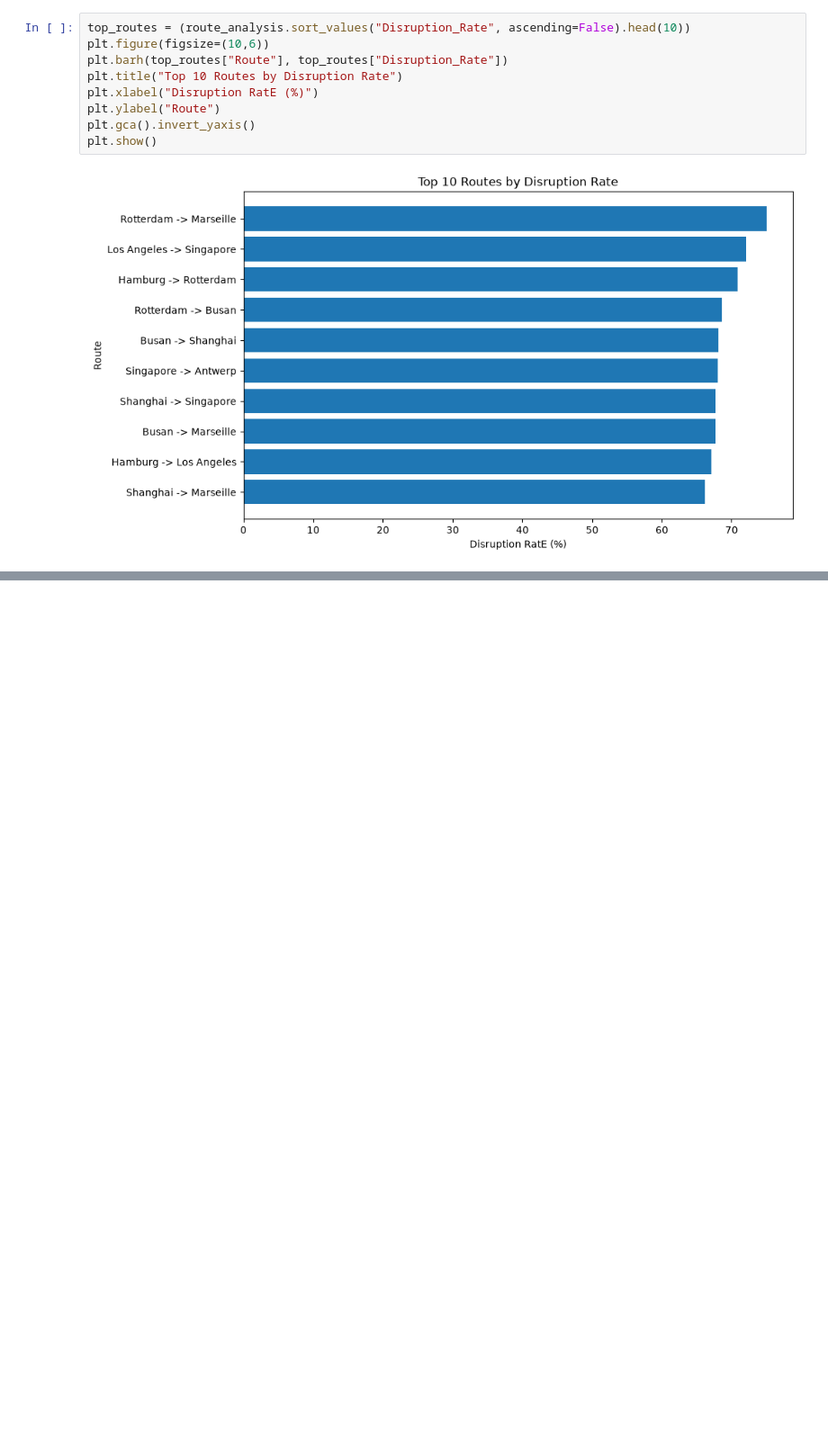
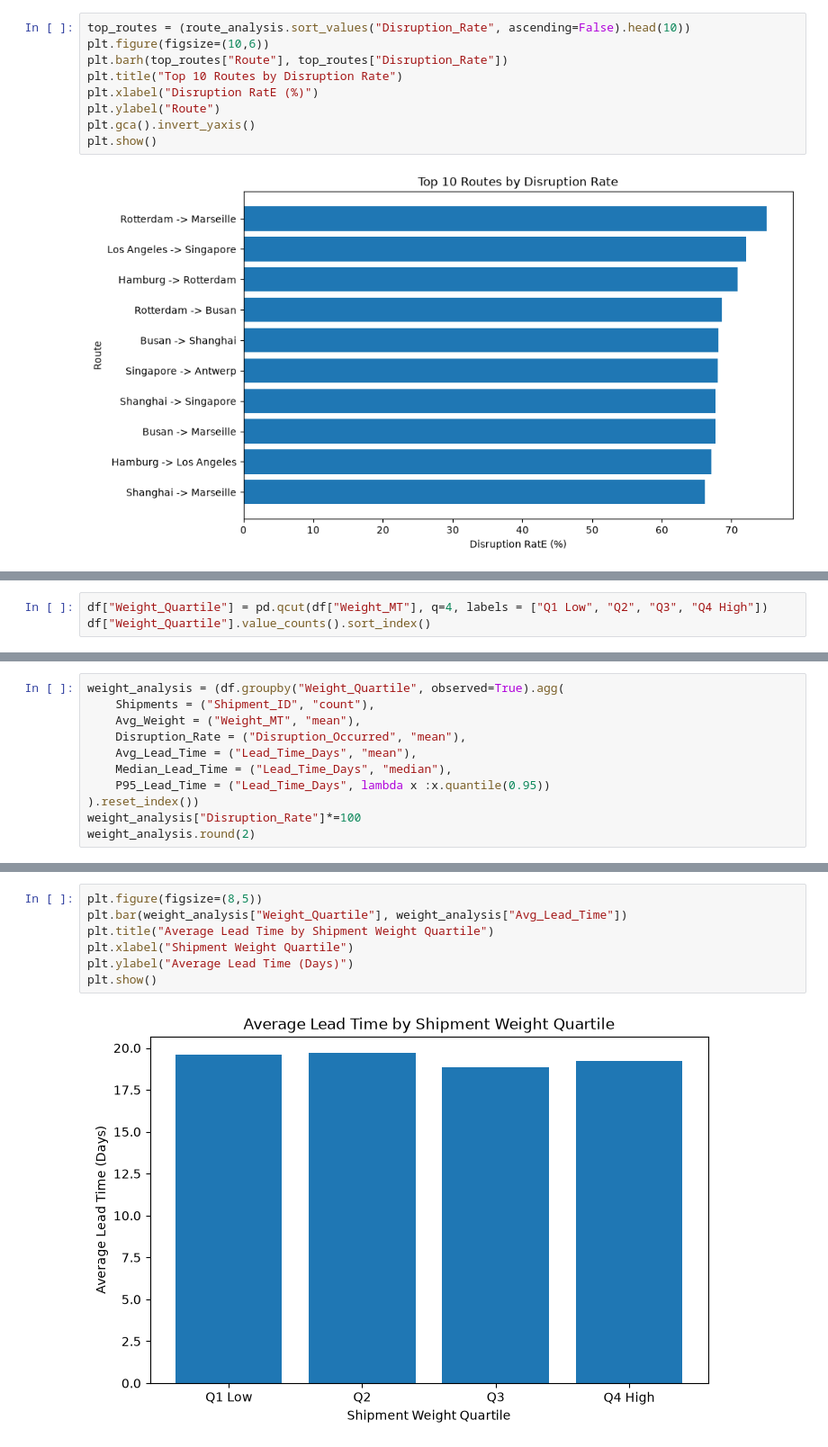
Before and after one commit to sharath1103/Global-Supply-Chain-Disruption, a Jupyter notebook: global_supply_chain_disruption.ipynb, the cells around one changed output, grey strips where cells are left out. Shown at 90% size. Drawn from its saved outputs; the diff is of its cells as text; blank space fills up the shorter version.

```diff
--- a/global_supply_chain_disruption.ipynb
+++ b/global_supply_chain_disruption.ipynb
@@ -922,0 +1009,3 @@ plt.show()
+# %%
+df["Weight_Quartile"] = pd.qcut(df["Weight_MT"], q=4, labels = ["Q1 Low", "Q2", "Q3", "Q4 High"])
+df["Weight_Quartile"].value_counts().sort_index()
@@ -922,0 +1019,11 @@ plt.show()
+# %%
+weight_analysis = (df.groupby("Weight_Quartile", observed=True).agg(
+    Shipments = ("Shipment_ID", "count"),
+    Avg_Weight = ("Weight_MT", "mean"),
+    Disruption_Rate = ("Disruption_Occurred", "mean"),
+    Avg_Lead_Time = ("Lead_Time_Days", "mean"),
+    Median_Lead_Time = ("Lead_Time_Days", "median"),
+    P95_Lead_Time = ("Lead_Time_Days", lambda x :x.quantile(0.95))
+).reset_index())
+weight_analysis["Disruption_Rate"]*=100
+weight_analysis.round(2)
@@ -922,0 +1049,9 @@ plt.show()
+# %%
+plt.figure(figsize=(8,5))
+plt.bar(weight_analysis["Weight_Quartile"], weight_analysis["Avg_Lead_Time"])
+plt.title("Average Lead Time by Shipment Weight Quartile")
+plt.xlabel("Shipment Weight Quartile")
+plt.ylabel("Average Lead Time (Days)")
+plt.show()
+# %% [output]
+[figure, added]
```
Also changed, not shown: parts of 18 cells of this notebook.
